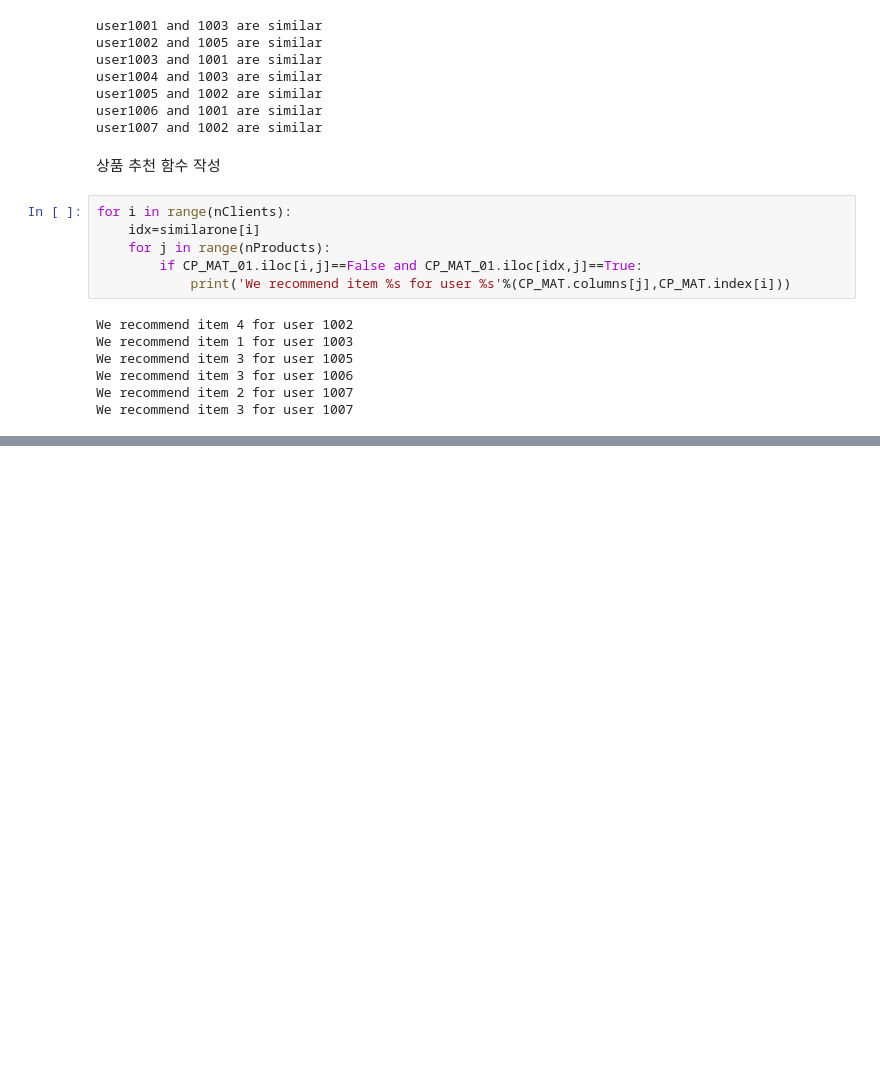
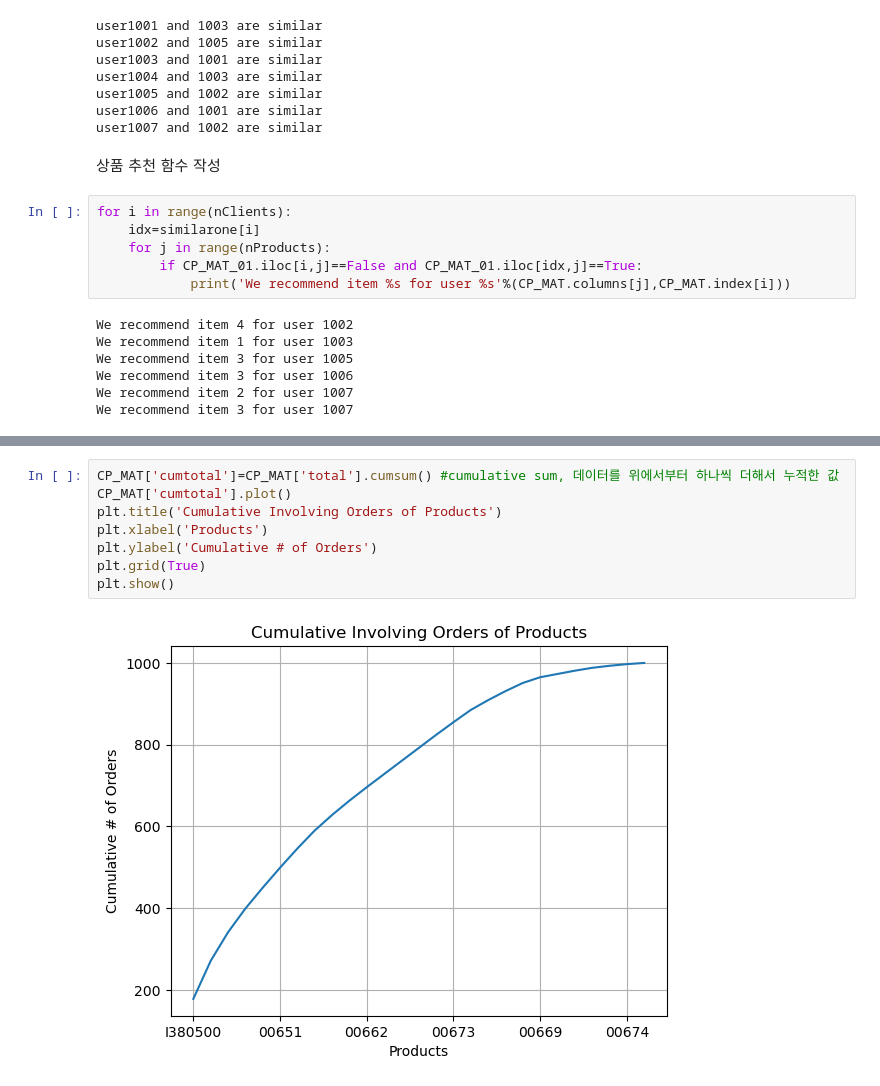
Before and after one commit to ppvid/-, a Jupyter notebook: 수요반응하 생산계획문제.ipynb, the cells around one changed output, grey strips where cells are left out. Saved outputs shown, nothing was run; the diff lists cells and outputs as text; blank space fills up the shorter version.

```diff
--- a/수요반응하 생산계획문제.ipynb
+++ b/수요반응하 생산계획문제.ipynb
@@ -230,0 +278,10 @@ We recommend item 3 for user 1007
+# %%
+CP_MAT['cumtotal']=CP_MAT['total'].cumsum() #cumulative sum, 데이터를 위에서부터 하나씩 더해서 누적한 값
+CP_MAT['cumtotal'].plot()
+plt.title('Cumulative Involving Orders of Products')
+plt.xlabel('Products')
+plt.ylabel('Cumulative # of Orders')
+plt.grid(True)
+plt.show()
+# %% [output]
+[figure, added]
```
Also changed, not shown: parts of 14 cells of this notebook.
